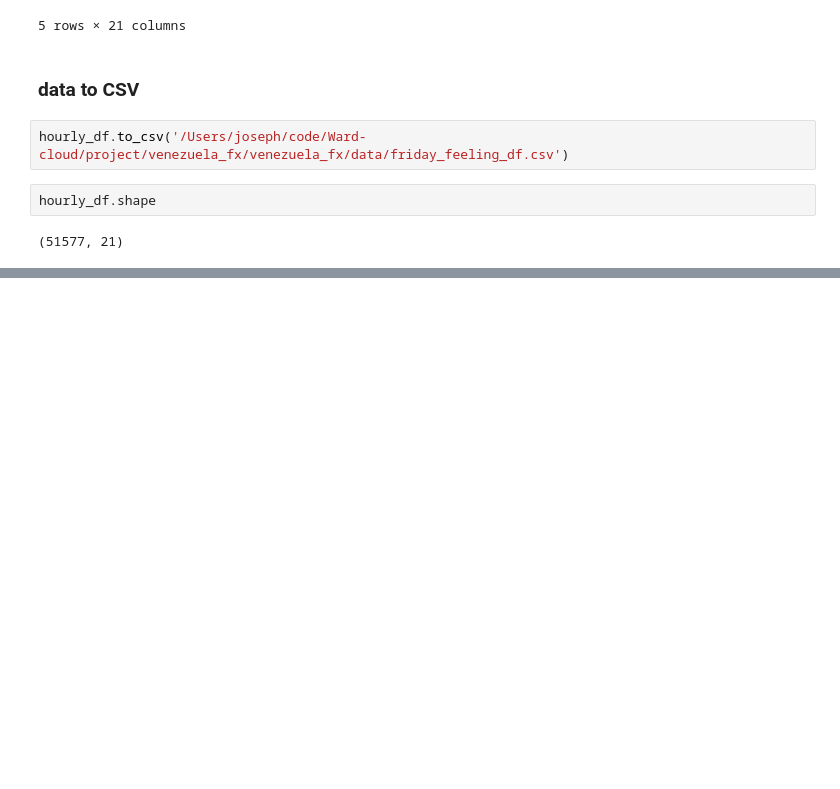
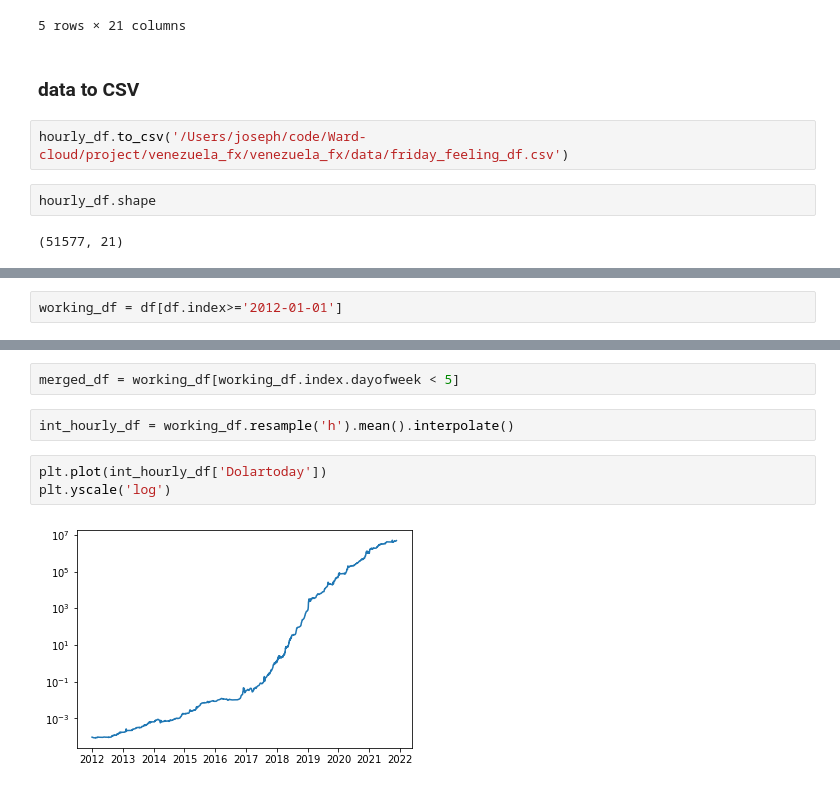
Before and after one commit to frankmuci/venezuela_fx, a Jupyter notebook: notebooks/Zooming_the_Dataset.ipynb, the cells around one changed output, grey strips where cells are left out. Cells and saved outputs as stored; diff of their text form; blank space fills up the shorter version.

```diff
--- a/notebooks/Zooming_the_Dataset.ipynb
+++ b/notebooks/Zooming_the_Dataset.ipynb
@@ -372,0 +381,2 @@ int_hourly_df.to_csv('/Users/joseph/code/Ward-cloud/project/venezuela_fx/venezue
+# %%
+working_df = df[df.index>='2012-01-01']
@@ -372,0 +417,9 @@ int_hourly_df.to_csv('/Users/joseph/code/Ward-cloud/project/venezuela_fx/venezue
+# %%
+merged_df = working_df[working_df.index.dayofweek < 5]
+# %%
+int_hourly_df = working_df.resample('h').mean().interpolate()
+# %%
+plt.plot(int_hourly_df['Dolartoday'])
+plt.yscale('log')
+# %% [output]
+[figure, added]
```
Also changed, not shown: parts of 23 cells of this notebook, 1 other file.
